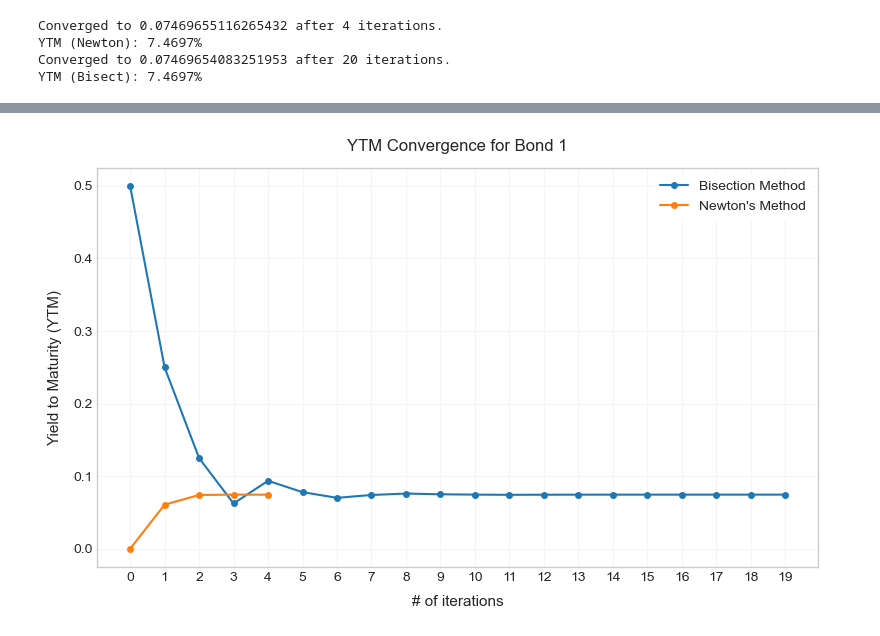
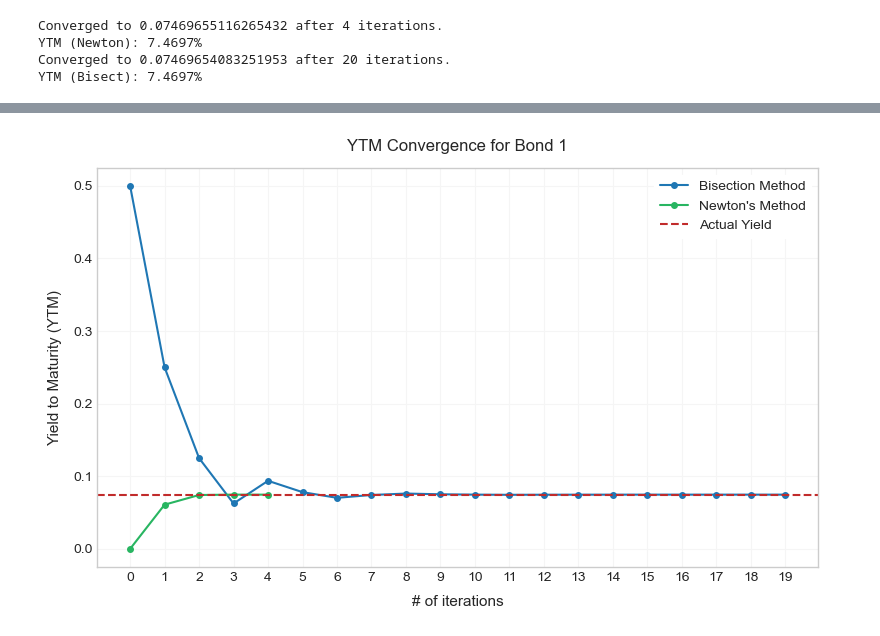
Before and after one commit to siddharthskulkarni/numanpy, a Jupyter notebook: applications/fixed_income.ipynb, the cells around one changed output, grey strips where cells are left out. Saved outputs shown, nothing was run; the diff lists cells and outputs as text; code cells hidden in the pictures.

Commit message:
Update yield computation example

```diff
--- a/applications/fixed_income.ipynb
+++ b/applications/fixed_income.ipynb
@@ -90,3 +90,23 @@ Converged to 0.07469655116265432 after 4 iterations.
 YTM (Newton): 7.4697%
 Converged to 0.07469654083251953 after 20 iterations.
 YTM (Bisect): 7.4697%
+# %%
+ytms = np.array(np.linspace(0, 1, 1000))
+ps = np.array([b1.f(ytm) for ytm in ytms])
+
+plt.style.use('seaborn-v0_8-whitegrid')
+plt.figure(figsize=(8, 5), tight_layout=True)
+
+# Plot root-finding iterations
+plt.plot(ytms, ps, color='#1f77b4', linewidth=1.5, label='f(r)')
+plt.axhline(y=0, color='#c12b2b', linestyle='--', linewidth=1.5, label='y = 0')
+plt.scatter(ytm_newton[-1], 0, color='#c12b2b', s=20, label='', zorder=5)
+plt.xlabel('r', fontsize=11, labelpad=8)
+plt.ylabel('f(r)', fontsize=11, labelpad=8)
+
+# Title and legend
+plt.title('f(r) vs r', fontsize=12, pad=12)
+plt.legend(frameon=True, framealpha=1, edgecolor='white')
+plt.grid(True, color='#f5f5f5')
+
+plt.show()
@@ -93,20 +115,21 @@ YTM (Bisect): 7.4697%
 # %%
 plt.style.use('seaborn-v0_8-whitegrid')
 plt.figure(figsize=(8, 5), tight_layout=True)
 
 # Plot root-finding iterations
 plt.plot(ytm_bisect, '.-', color='#1f77b4', markersize=8, linewidth=1.5, label='Bisection Method')
-plt.plot(ytm_newton, '.-', color='#ff7f0e', markersize=8, linewidth=1.5, label='Newton\'s Method')
+plt.plot(ytm_newton, '.-', color="#28b561", markersize=8, linewidth=1.5, label='Newton\'s Method')
+plt.axhline(y=ytm_bisect[-1], color="#c12b2b", linestyle='--', linewidth=1.5, label='Actual Yield')
 
 plt.xticks(np.arange(0, len(ytm_bisect), 1))
 plt.xlabel('# of iterations', fontsize=11, labelpad=8)
 plt.ylabel('Yield to Maturity (YTM)', fontsize=11, labelpad=8)
 
 # Title and legend
 plt.title('YTM Convergence for Bond 1', fontsize=12, pad=12)
 plt.legend(frameon=True, framealpha=1, edgecolor='white')
 plt.grid(True, color='#f5f5f5')
 
 plt.show()
 # %% [output]
-[figure, old version]
+[figure, new version]
```
Also changed, not shown: parts of 1 cell of this notebook.
